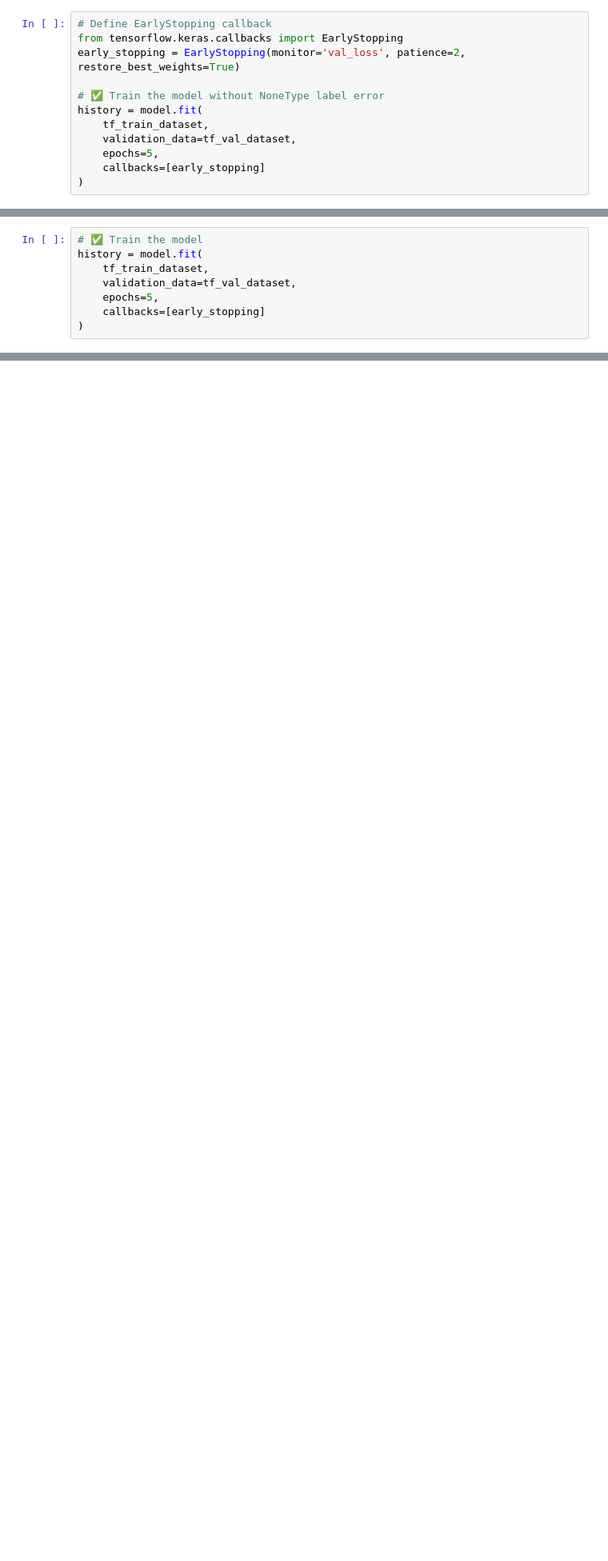
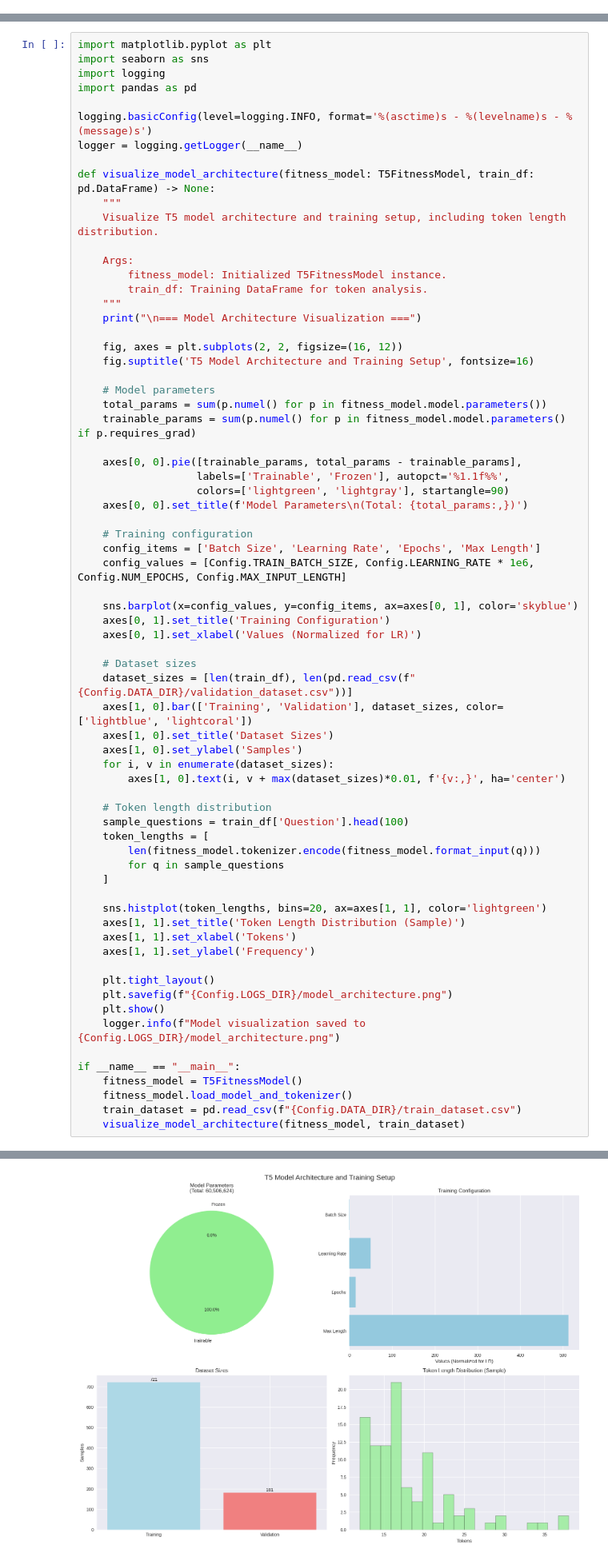
Before and after one commit to Jules-gatete/ML-Techniques-I---CHATBOT, a Jupyter notebook: chatbot_cleaned.ipynb, the cells around one changed output, grey strips where cells are left out. Shown at 80% size. Cells and saved outputs as stored; diff of their text form; blank space fills up the shorter version.

```diff
--- a/chatbot_cleaned.ipynb
+++ b/chatbot_cleaned.ipynb
@@ -349,12 +0,0 @@ early_stopping = EarlyStopping(
-# %%
-# Define EarlyStopping callback
-from tensorflow.keras.callbacks import EarlyStopping
-early_stopping = EarlyStopping(monitor='val_loss', patience=2, restore_best_weights=True)
-
-# ✅ Train the model without NoneType label error
-history = model.fit(
-    tf_train_dataset,
-    validation_data=tf_val_dataset,
-    epochs=5,
-    callbacks=[early_stopping]
-)
@@ -367,8 +0,0 @@ ValueError: in user code:
-# %%
-# ✅ Train the model
-history = model.fit(
-    tf_train_dataset,
-    validation_data=tf_val_dataset,
-    epochs=5,
-    callbacks=[early_stopping]
-)
@@ -488,0 +754,70 @@ print("Token-level F1 Score:", token_f1)
+# %%
+import matplotlib.pyplot as plt
+import seaborn as sns
+import logging
+import pandas as pd
+
+logging.basicConfig(level=logging.INFO, format='%(asctime)s - %(levelname)s - %(message)s')
+logger = logging.getLogger(__name__)
+
+def visualize_model_architecture(fitness_model: T5FitnessModel, train_df: pd.DataFrame) -> None:
+    """
+    Visualize T5 model architecture and training setup, including token length distribution.
+
+    Args:
+        fitness_model: Initialized T5FitnessModel instance.
+        train_df: Training DataFrame for token analysis.
+    """
+    print("\n=== Model Architecture Visualization ===")
+
+    fig, axes = plt.subplots(2, 2, figsize=(16, 12))
+    fig.suptitle('T5 Model Architecture and Training Setup', fontsize=16)
+
+    # Model parameters
+    total_params = sum(p.numel() for p in fitness_model.model.parameters())
+    trainable_params = sum(p.numel() for p in fitness_model.model.parameters() if p.requires_grad)
+
+    axes[0, 0].pie([trainable_params, total_params - trainable_params],
+                   labels=['Trainable', 'Frozen'], autopct='%1.1f%%',
+                   colors=['lightgreen', 'lightgray'], startangle=90)
+    axes[0, 0].set_title(f'Model Parameters\n(Total: {total_params:,})')
+
+    # Training configuration
+    config_items = ['Batch Size', 'Learning Rate', 'Epochs', 'Max Length']
+    config_values = [Config.TRAIN_BATCH_SIZE, Config.LEARNING_RATE * 1e6, Config.NUM_EPOCHS, Config.MAX_INPUT_LENGTH]
+
+    sns.barplot(x=config_values, y=config_items, ax=axes[0, 1], color='skyblue')
+    axes[0, 1].set_title('Training Configuration')
+    axes[0, 1].set_xlabel('Values (Normalized for LR)')
+
+    # Dataset sizes
+    dataset_sizes = [len(train_df), len(pd.read_csv(f"{Config.DATA_DIR}/validation_dataset.csv"))]
+    axes[1, 0].bar(['Training', 'Validation'], dataset_sizes, color=['lightblue', 'lightcoral'])
+    axes[1, 0].set_title('Dataset Sizes')
+    axes[1, 0].set_ylabel('Samples')
+    for i, v in enumerate(dataset_sizes):
+        axes[1, 0].text(i, v + max(dataset_sizes)*0.01, f'{v:,}', ha='center')
+
+    # Token length distribution
+    sample_questions = train_df['Question'].head(100)
+    token_lengths = [
+        len(fitness_model.tokenizer.encode(fitness_model.format_input(q)))
+        for q in sample_questions
+    ]
+
+    sns.histplot(token_lengths, bins=20, ax=axes[1, 1], color='lightgreen')
+    axes[1, 1].set_title('Token Length Distribution (Sample)')
+    axes[1, 1].set_xlabel('Tokens')
+    axes[1, 1].set_ylabel('Frequency')
+
+    plt.tight_layout()
+    plt.savefig(f"{Config.LOGS_DIR}/model_architecture.png")
+    plt.show()
+    logger.info(f"Model visualization saved to {Config.LOGS_DIR}/model_architecture.png")
+
+if __name__ == "__main__":
+    fitness_model = T5FitnessModel()
+    fitness_model.load_model_and_tokenizer()
+    train_dataset = pd.read_csv(f"{Config.DATA_DIR}/train_dataset.csv")
+    visualize_model_architecture(fitness_model, train_dataset)
+# %% [output]
@@ -488,0 +833 @@ print("Token-level F1 Score:", token_f1)
+[figure, added]
```
Also changed, not shown: parts of 55 cells of this notebook.
